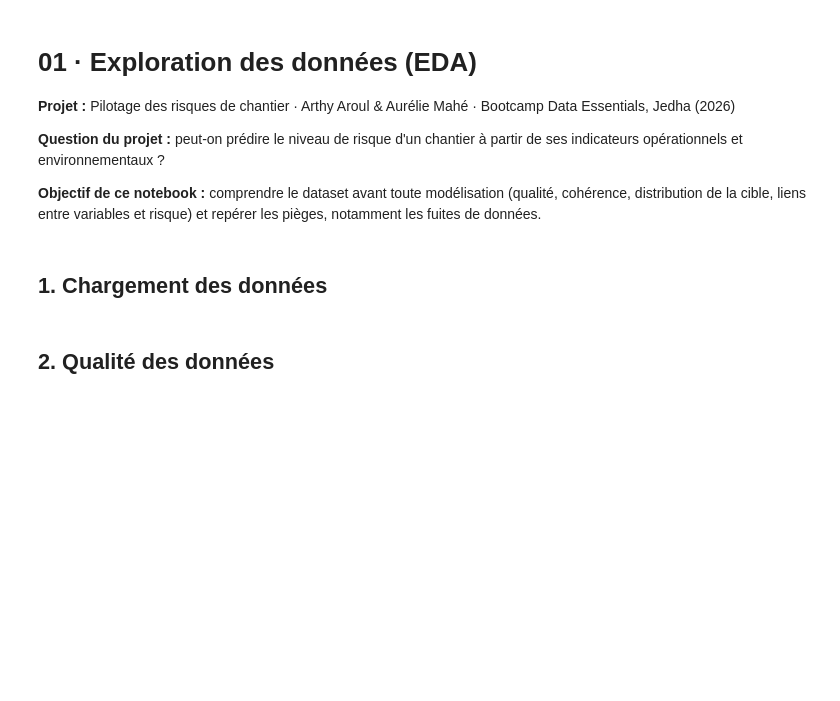
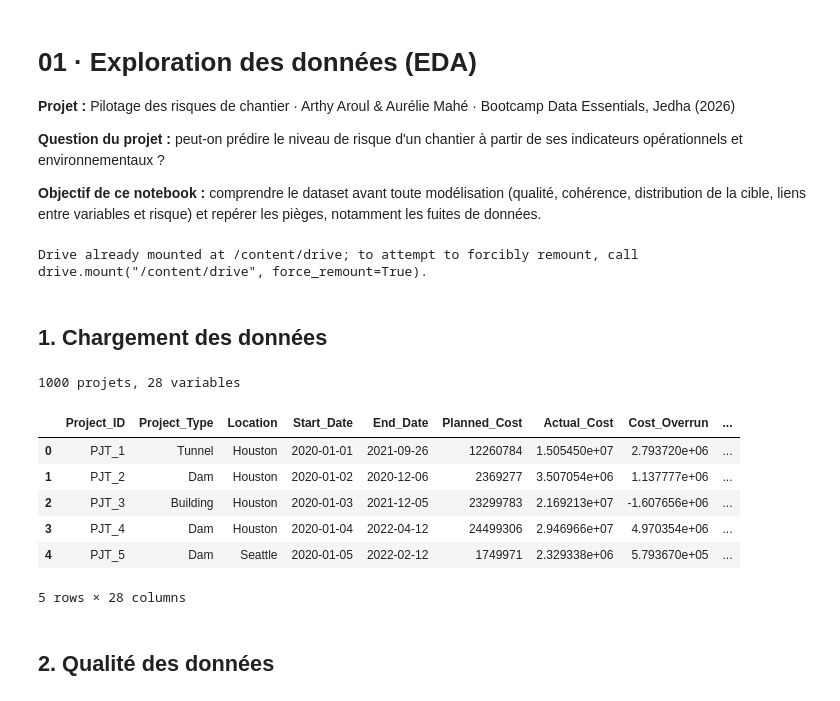
Before and after one commit to arthyaroul/Project01_pilotage-risques-chantier, a Jupyter notebook: pilotage-risques-chantier/notebooks/01_EDA.ipynb, the cells around one changed output. Saved outputs shown, nothing was run; the diff lists cells and outputs as text; code cells hidden in the pictures; blank space fills up the shorter version.

```diff
--- a/pilotage-risques-chantier/notebooks/01_EDA.ipynb
+++ b/pilotage-risques-chantier/notebooks/01_EDA.ipynb
@@ -6,6 +8,11 @@
 **Question du projet :** peut-on prédire le niveau de risque d'un chantier à partir de ses indicateurs opérationnels et environnementaux ?
 
 **Objectif de ce notebook :** comprendre le dataset avant toute modélisation (qualité, cohérence, distribution de la cible, liens entre variables et risque) et repérer les pièges, notamment les fuites de données.
+# %%
+from google.colab import drive
+drive.mount('/content/drive')
+# %% [output]
+Drive already mounted at /content/drive; to attempt to forcibly remount, call drive.mount("/content/drive", force_remount=True).
 # %%
 import numpy as np
 import pandas as pd
@@ -18,14 +25,23 @@ sns.set_theme(style="whitegrid")
 # %%
 # Chemin du fichier (voir data/README.md pour télécharger le dataset)
 # Sur Google Colab : téléverser le CSV puis utiliser "/content/bim_ai_civil_engineering_dataset.csv"
-DATA_PATH = "../data/bim_ai_civil_engineering_dataset.csv"
+DATA_PATH = "/content/drive/MyDrive/Colab Notebooks/bim_ai_civil_engineering_dataset.csv"
 
 df = pd.read_csv(DATA_PATH)
 print(f"{df.shape[0]} projets, {df.shape[1]} variables")
 
 df["Start_Date"] = pd.to_datetime(df["Start_Date"])
 df["End_Date"] = pd.to_datetime(df["End_Date"])
 df.head()
+# %% [output]
+1000 projets, 28 variables
+|  | Project_ID | Project_Type | Location | Start_Date | End_Date | Planned_Cost | Actual_Cost | Cost_Overrun | ... |
+| 0 | PJT_1 | Tunnel | Houston | 2020-01-01 | 2021-09-26 | 12260784 | 1.505450e+07 | 2.793720e+06 | ... |
+| 1 | PJT_2 | Dam | Houston | 2020-01-02 | 2020-12-06 | 2369277 | 3.507054e+06 | 1.137777e+06 | ... |
+| 2 | PJT_3 | Building | Houston | 2020-01-03 | 2021-12-05 | 23299783 | 2.169213e+07 | -1.607656e+06 | ... |
+| 3 | PJT_4 | Dam | Houston | 2020-01-04 | 2022-04-12 | 24499306 | 2.946966e+07 | 4.970354e+06 | ... |
+| 4 | PJT_5 | Dam | Seattle | 2020-01-05 | 2022-02-12 | 1749971 | 2.329338e+06 | 5.793670e+05 | ... |
+5 rows × 28 columns
 # %% [markdown]
 ## 2. Qualité des données
 # %%
```
Also changed, not shown: parts of 18 cells of this notebook.
